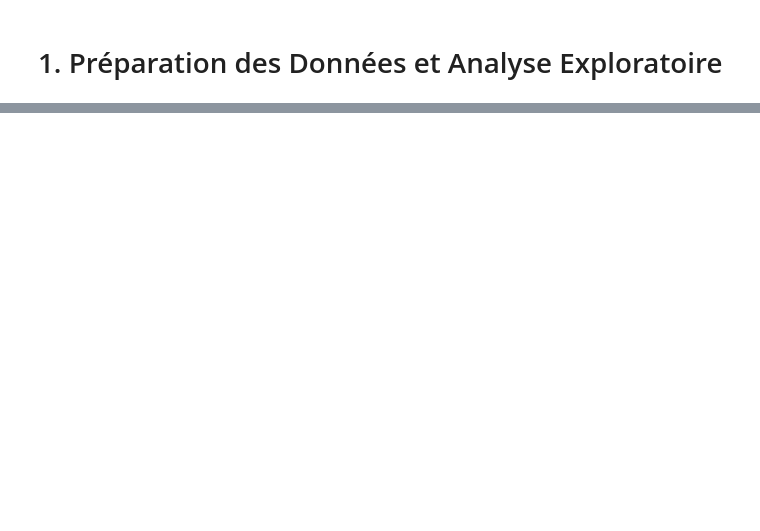
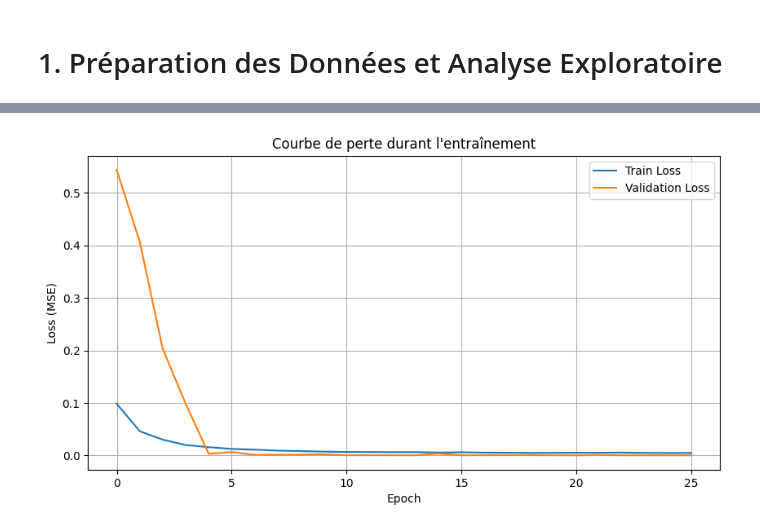
Before and after one commit to JulienBellande/MarketSense, a Jupyter notebook: IA_research.ipynb, the cells around one changed output, grey strips where cells are left out. Drawn from its saved outputs; the diff is of its cells as text; code cells hidden in the pictures; blank space fills up the shorter version.

```diff
--- a/IA_research.ipynb
+++ b/IA_research.ipynb
@@ -145,0 +143,7 @@ df_numeric.corr()
+# %%
+# 2. Normalisation
+scaler_X = MinMaxScaler()
+scaler_y = MinMaxScaler()
+
+X_scaled = scaler_X.fit_transform(data['Close'].values.reshape(-1, 1))
+y_scaled = scaler_y.fit_transform(data['Target_Close'].values.reshape(-1, 1))
@@ -145,0 +213,12 @@ df_numeric.corr()
+# %%
+early_stop = EarlyStopping(monitor='val_loss', patience=5, restore_best_weights=True)
+reduce_lr = ReduceLROnPlateau(monitor='val_loss', patience=3, factor=0.5, verbose=1)
+# Train
+history = model.fit(
+    X_train, y_train,
+    validation_split=0.1,
+    epochs=80,
+    batch_size=32,
+    callbacks=[early_stop, reduce_lr],
+    verbose=1
+)
@@ -145,0 +238,13 @@ df_numeric.corr()
+# %%
+# Courbe d'apprentissage
+plt.figure(figsize=(10,5))
+plt.plot(history.history['loss'], label='Train Loss')
+plt.plot(history.history['val_loss'], label='Validation Loss')
+plt.title('Courbe de perte durant l\'entraînement')
+plt.xlabel('Epoch')
+plt.ylabel('Loss (MSE)')
+plt.legend()
+plt.grid()
+plt.show()
+# %% [output]
+[figure, added]
```
Also changed, not shown: parts of 25 cells of this notebook, 5 other files.
